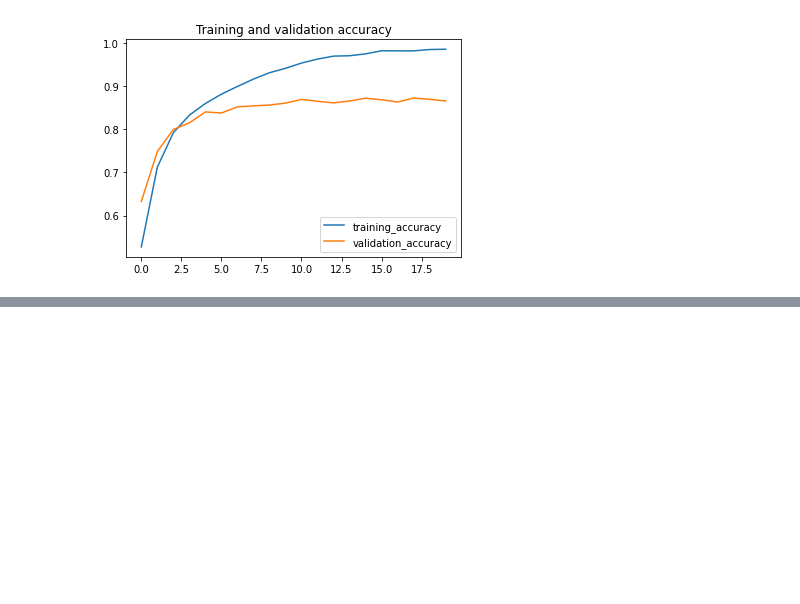
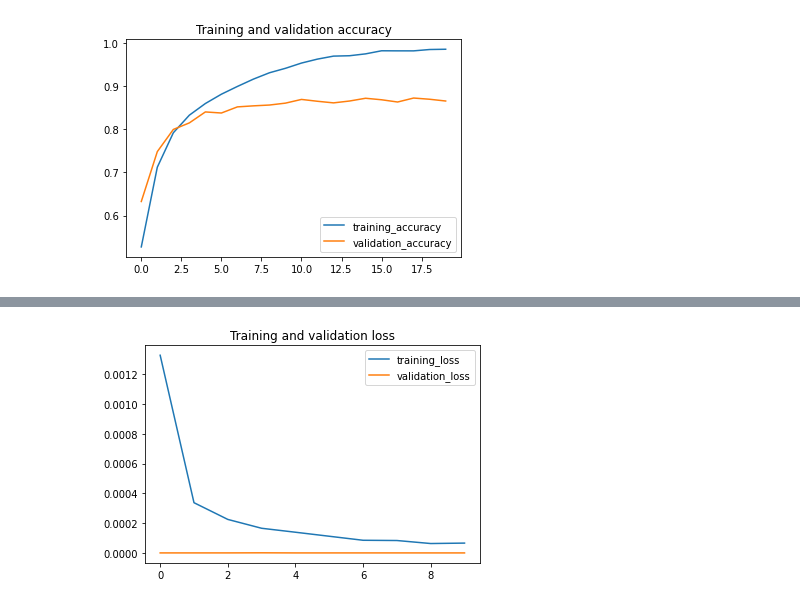
Before and after one commit to khalit7/Computer_Vision_Models_Analysis, a Jupyter notebook: Image_classification.ipynb, the cells around one changed output, grey strips where cells are left out. Drawn from its saved outputs; the diff is of its cells as text; code cells hidden in the pictures; blank space fills up the shorter version.

Commit message:
Trained VGG on CIFAR and MNIST

```diff
--- a/Image_classification.ipynb
+++ b/Image_classification.ipynb
@@ -223,12 +240,17 @@ def train(model,optimizer,train_loader,val_loader,num_epochs=NUM_EPOCHS,save_pat
     print("Training starting ... ")
     print()
     for epoch in range(num_epochs):
+      # set timer to zero
+      start = time.time()
+      #
       print("Epoch number {} --------------------------------------------------".format(epoch+1))
       train_loss,train_acc = training_step(model,optimizer,train_loader,is_googleNet)
       training_loss_history.append(train_loss)
       training_acc_history.append(train_acc)
       print(" Training Loss = {}, Training Accuracy = {:0.2%} ".format(train_loss,train_acc))
       #
+      end = time.time()
+      print("Time taken for an epoch {:0.2} second".format(start-end))
       if ((epoch+1)%evaluate_every_epoch)==0:
         print("performing validation : ")
         val_loss,val_acc = evaluate(model,val_loader,is_googleNet)
@@ -623,0 +652,20 @@ plot_helper("Training and validation accuracy",training_accuracy = training_acc_
+# %%
+def get_MNIST_VGG(batch_size = BATCH_SIZE):
+    mnist = torchvision.datasets.MNIST(download=True, train=True, root=".").train_data.float()
+
+    data_transform = transforms.Compose([ transforms.Resize((224, 224)),
+                                         transforms.ToTensor(),
+                                         transforms.Normalize((mnist.mean()/255,), (mnist.std()/255,)),
+                                         transforms.Lambda(lambda x: x.repeat(3, 1, 1)),  # grayscale to RGB
+                                         ])
+
+
+    train_loader = DataLoader(torchvision.datasets.MNIST(download=True, root=".", transform=data_transform, train=True),
+                              batch_size=BATCH_SIZE, shuffle=True,)
+
+    val_loader = DataLoader(torchvision.datasets.MNIST(download=True, root=".", transform=data_transform, train=False),
+                            batch_size=BATCH_SIZE, shuffle=False,)
+    return train_loader, val_loader
+
+
+mnist_train,mnist_val = get_MNIST_VGG(batch_size=16)
@@ -623,0 +688,9 @@ plot_helper("Training and validation accuracy",training_accuracy = training_acc_
+# %%
+vgg16 = models.vgg16(num_classes=10).to(device)
+# %%
+# First we define the optimizer
+optimizer = torch.optim.Adam(vgg16.parameters(), lr=3e-4)
+# select path to save best model
+save_path = base_path + "VGG/best_MNIST"
+#
+training_loss_history,training_acc_history,val_loss_history,val_acc_history = train(vgg16,optimizer,mnist_train,mnist_val,num_epochs=10,save_path=save_path,evaluate_every_epoch=1)
@@ -623,0 +729,4 @@ plot_helper("Training and validation accuracy",training_accuracy = training_acc_
+# %%
+plot_helper("Training and validation loss",training_loss = training_loss_history,validation_loss = val_loss_history)
+# %% [output]
+[figure, added]
```
Also changed, not shown: parts of 25 cells of this notebook.
